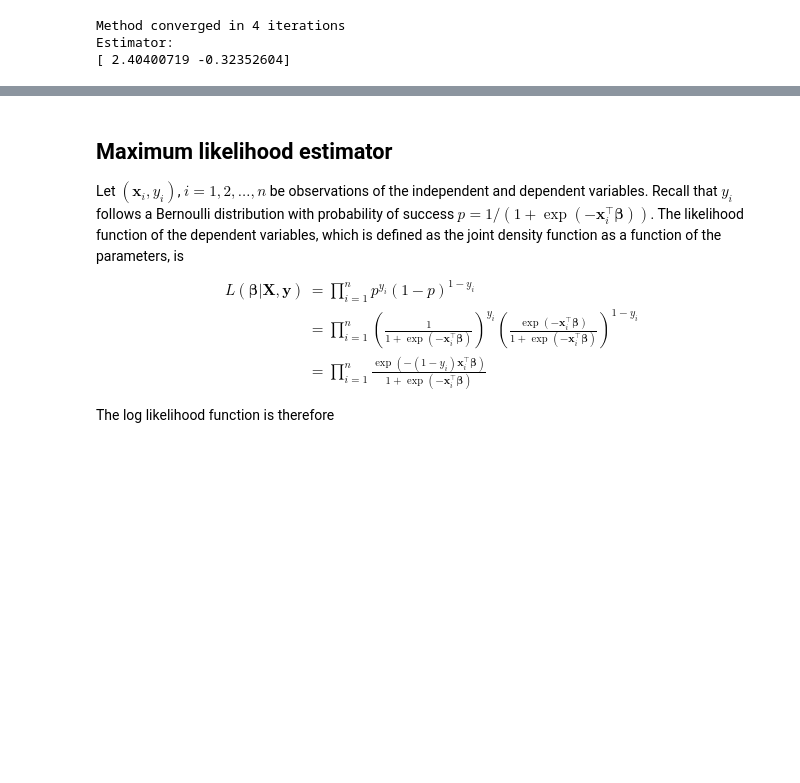
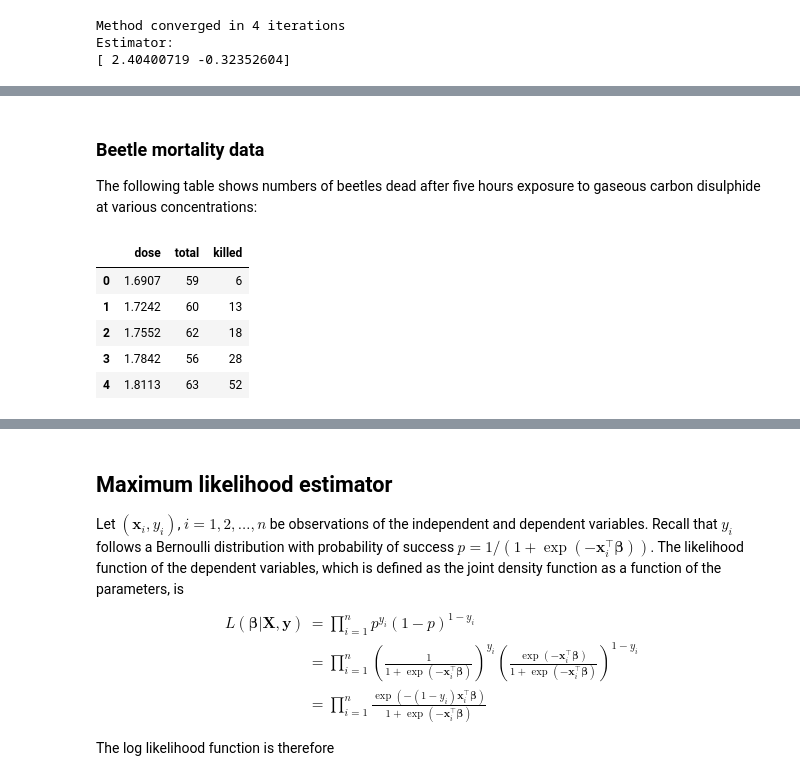
Before and after one commit to vdae2304/ML-DL, a Jupyter notebook: Classification/Logistic regression.ipynb, the cells around one changed output, grey strips where cells are left out. Drawn from its saved outputs; the diff is of its cells as text; code cells hidden in the pictures; blank space fills up the shorter version.

```diff
--- a/Classification/Logistic regression.ipynb
+++ b/Classification/Logistic regression.ipynb
@@ -180,0 +183,14 @@ It is important to mention that the model only predicts the probability of prese
+# %% [markdown]
+### Beetle mortality data
+
+The following table shows numbers of beetles dead after five hours exposure to gaseous carbon disulphide at various concentrations:
+# %%
+df_beetles = pd.read_csv("data/beetle-mortality.csv")
+df_beetles.head()
+# %% [output]
+|  | dose | total | killed |
+| 0 | 1.6907 | 59 | 6 |
+| 1 | 1.7242 | 60 | 13 |
+| 2 | 1.7552 | 62 | 18 |
+| 3 | 1.7842 | 56 | 28 |
+| 4 | 1.8113 | 63 | 52 |
```
Also changed, not shown: parts of 9 cells of this notebook, 1 other file.
